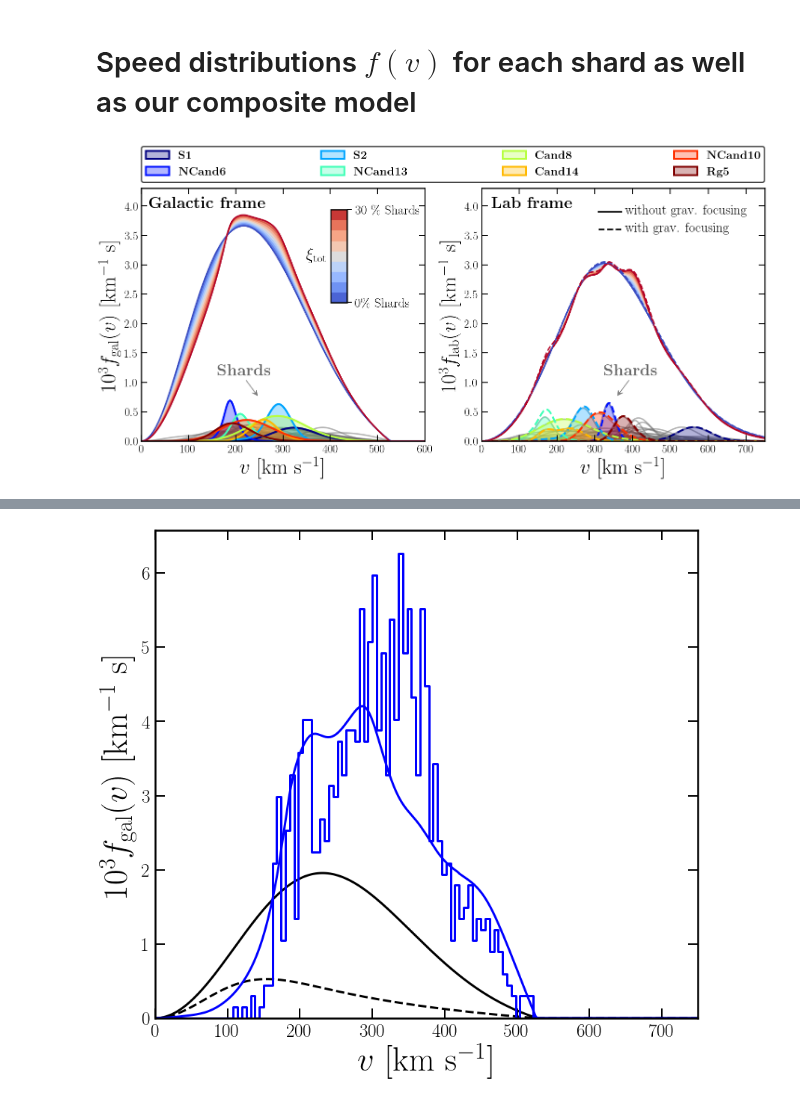
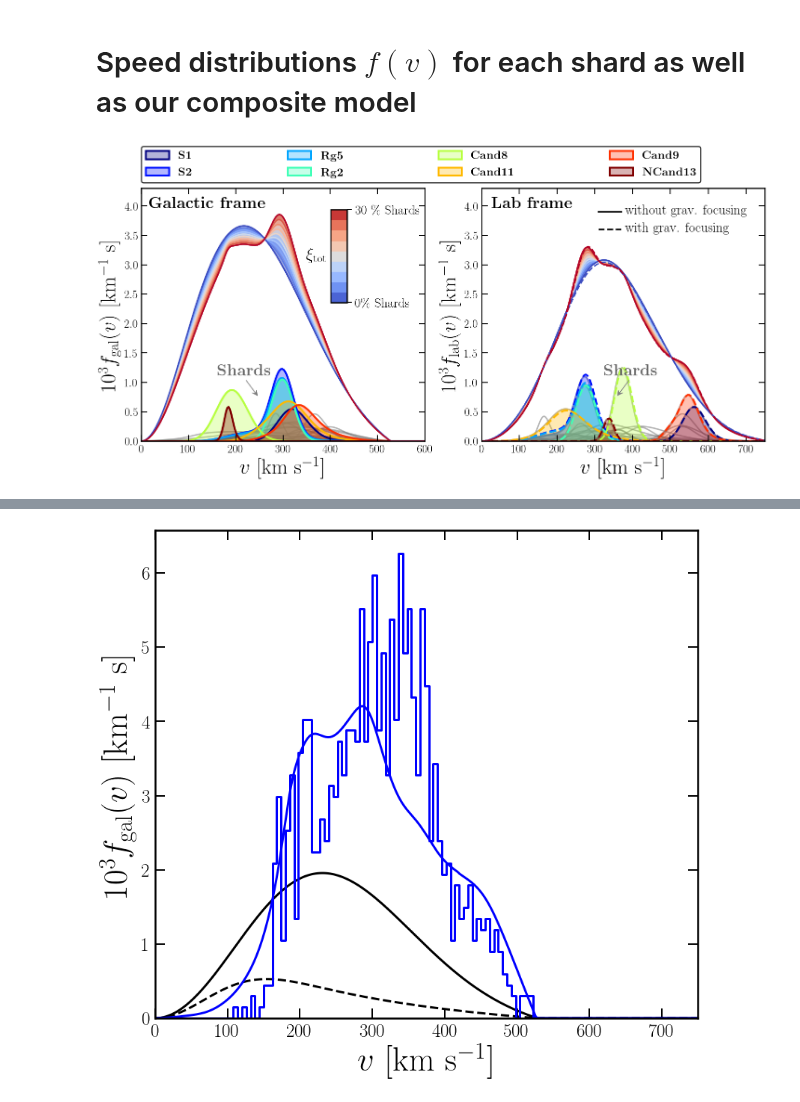
Before and after one commit to cajohare/DarkShards, a Jupyter notebook: code/Plot_SpeedDistributions.ipynb, the cells around one changed output, grey strips where cells are left out. Cells and saved outputs as stored; diff of their text form; code cells hidden in the pictures.

Commit message:
Plot updates and new commit

```diff
--- a/code/Plot_SpeedDistributions.ipynb
+++ b/code/Plot_SpeedDistributions.ipynb
@@ -5,7 +5,6 @@ from numpy import *
 from numpy.random import *
 import matplotlib.pyplot as plt
 import matplotlib.cm as cm
-from mpl_toolkits.basemap import Basemap
 from PlotFuncs import *
 from LabFuncs import *
 from Params import *
@@ -48,15 +47,16 @@ dispersions[0:(nshards),1] = df.sigy
 dispersions[0:(nshards),2] = df.sigz
 pops = df.population
 Psun = df.Psun
-weights = pops*norm.pdf(Psun,loc=0.0,scale=1.0)/norm.pdf(0.0,loc=0.0,scale=1.0)
-#weights = pops
-weights[1] = weights[1]/2.0
+weights = norm.pdf(Psun,loc=0.0,scale=1.0)/norm.pdf(0.0,loc=0.0,scale=1.0)
+
+weights = weights*(flipud(arange(1,size(pops)+1))**2.0)
+#weights[0] = weights[0]*2.0
+#weights[1] = weights[1]/2.0
 weights /= sum(weights)
 
 
 # Smooth cutoff or sharp cutoff?
 SCO = True
-
 # Smooth Speed distributions
 fv_Iso_lab = SpeedDist_Triaxial(v,day,sig_iso) # Round halo
 fv_Saus_lab = SpeedDist_Triaxial(v,day,sig_beta,SmoothCutoff=SCO) # Sausage
@@ -125,7 +125,7 @@ nshards = shape(shard_label)[0]
 
 # Shards with varying xi
 n_xi = 10
-xi_max = 0.35
+xi_max = 0.2
 xi_vals = linspace(0.0,xi_max,n_xi)
 col = (cm.coolwarm(linspace(0,1,n_xi)))
 cmap = cm.coolwarm
@@ -210,31 +210,31 @@ plt.gcf().text(0.56,0.82,r'{\bf Lab frame}',fontsize=35,color='k')
 ax1.arrow(0.37, 0.24, 0.04, -0.06, transform=ax1.transAxes,length_includes_head=True,head_width=0.02, head_length=0.02, overhang=0.4,edgecolor='gray',facecolor='gray')
 ax2.arrow(0.52, 0.24, -0.04, -0.06, transform=ax2.transAxes,length_includes_head=True,head_width=0.02, head_length=0.02, overhang=0.4,edgecolor='gray',facecolor='gray')
 
 
 
 # # Custom colorbar
 import matplotlib as mpl
 from mpl_toolkits.axes_grid1.inset_locator import inset_axes
 cbar_max = r'30 \% Shards'
 cbar_min = r'0\% Shards'
 cbaxes = inset_axes(ax1, width="5%", height="50%", bbox_to_anchor=[-30, 200, 700, 400])
 norm = mpl.colors.Normalize(vmin=0,vmax=1)
 sm = plt.cm.ScalarMappable(cmap=cmap, norm=norm)
 sm.set_array([])
 plt.colorbar(sm,cax=cbaxes,ticks=(0,1),boundaries=linspace(0,1,n_xi))
 f = plt.gcf().get_children()
 cbar = f[3]
 cbar.set_yticklabels([cbar_min, cbar_max])  # vertically oriented colorbar
 cbar.tick_params(labelsize=28)
 cbar.tick_params(which='major',direction='out',width=2,length=10,right=True,top=False,pad=7)
 cbar.tick_params(which='minor',direction='out',width=2,length=7,right=True,top=False)
 plt.gcf().text(0.33,0.66,r'$\xi_{\rm tot}$',fontsize=35,color='k')
 
 
 # Save figure
 plt.show()
 pltname = 'Shards_fv'
 fig.savefig('../plots/'+pltname+'.pdf',bbox_inches='tight')
 fig.savefig('../plots/plots_png/'+pltname+'.png',bbox_inches='tight')
 # %% [output]
-[figure, old version]
+[figure, new version]
```
Also changed, not shown: parts of 8 cells of this notebook, 49 other files.
